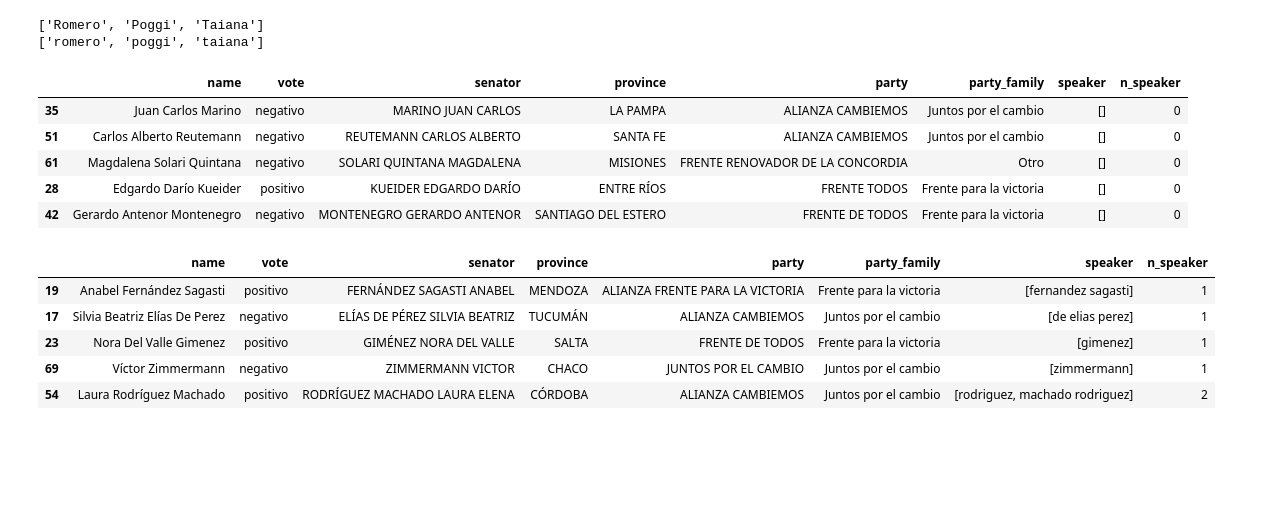
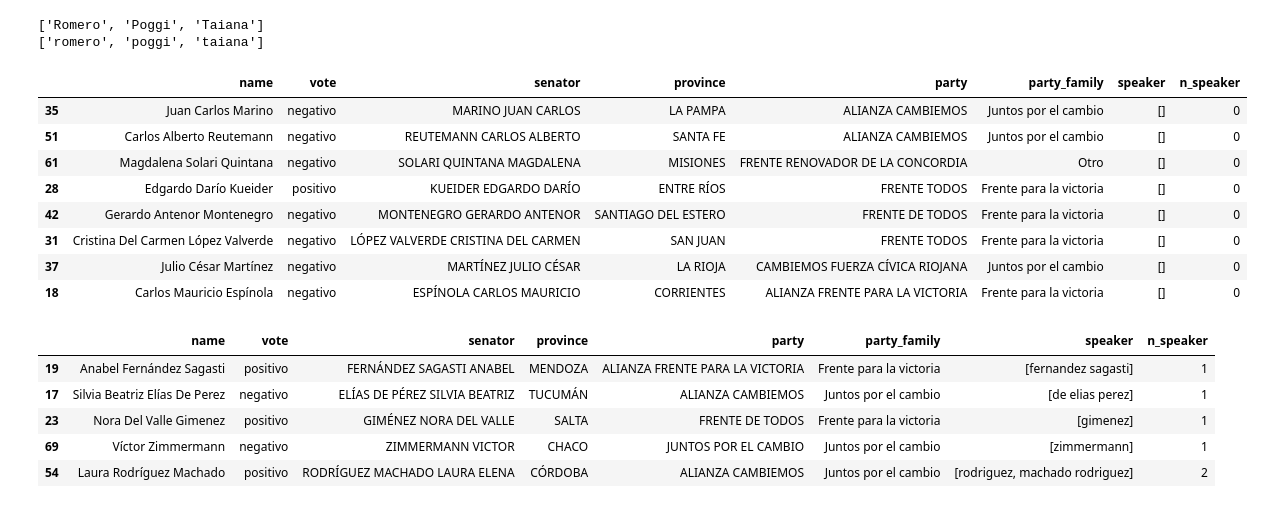
Before and after one commit to macfernandez/eddc-specialization-project, a Jupyter notebook: notebooks/02-data-description.ipynb, the cells around one changed output. Drawn from its saved outputs; the diff is of its cells as text; code cells hidden in the pictures; blank space fills up the shorter version.

Commit message:
actualizo descripción de nb a español y cambio output

```diff
--- a/notebooks/02-data-description.ipynb
+++ b/notebooks/02-data-description.ipynb
@@ -299,14 +299,17 @@ senators["n_speaker"] = senators.speaker.str.len().sort_values()
 senators.sort_values(by=["n_speaker"], ascending=True, inplace=True)
 # %%
 # some senators has no speaker (did they talked?)
-senators.head()
+senators[senators.n_speaker==0]
 # %% [output]
 |  | name | vote | senator | province | party | party_family | speaker | n_speaker |
 | 35 | Juan Carlos Marino | negativo | MARINO JUAN CARLOS | LA PAMPA | ALIANZA CAMBIEMOS | Juntos por el cambio | [] | 0 |
 | 51 | Carlos Alberto Reutemann | negativo | REUTEMANN CARLOS ALBERTO | SANTA FE | ALIANZA CAMBIEMOS | Juntos por el cambio | [] | 0 |
 | 61 | Magdalena Solari Quintana | negativo | SOLARI QUINTANA MAGDALENA | MISIONES | FRENTE RENOVADOR DE LA CONCORDIA | Otro | [] | 0 |
 | 28 | Edgardo Darío Kueider | positivo | KUEIDER EDGARDO DARÍO | ENTRE RÍOS | FRENTE TODOS | Frente para la victoria | [] | 0 |
 | 42 | Gerardo Antenor Montenegro | negativo | MONTENEGRO GERARDO ANTENOR | SANTIAGO DEL ESTERO | FRENTE DE TODOS | Frente para la victoria | [] | 0 |
+| 31 | Cristina Del Carmen López Valverde | negativo | LÓPEZ VALVERDE CRISTINA DEL CARMEN | SAN JUAN | FRENTE TODOS | Frente para la victoria | [] | 0 |
+| 37 | Julio César Martínez | negativo | MARTÍNEZ JULIO CÉSAR | LA RIOJA | CAMBIEMOS FUERZA CÍVICA RIOJANA | Juntos por el cambio | [] | 0 |
+| 18 | Carlos Mauricio Espínola | negativo | ESPÍNOLA CARLOS MAURICIO | CORRIENTES | ALIANZA FRENTE PARA LA VICTORIA | Frente para la victoria | [] | 0 |
 # %%
 # and one matched with two speakers (but mayibe the same? more than one Rodríguez seen in attendees)
 # Matías David Rodríguez, Laura Rodríguez Machado, Adolfo Rodríguez Saá
```
Also changed, not shown: 1 other file.
